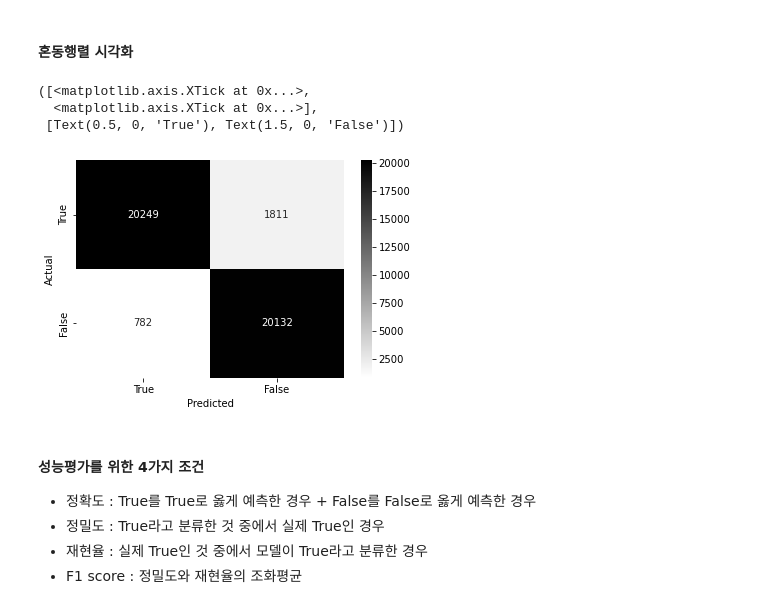
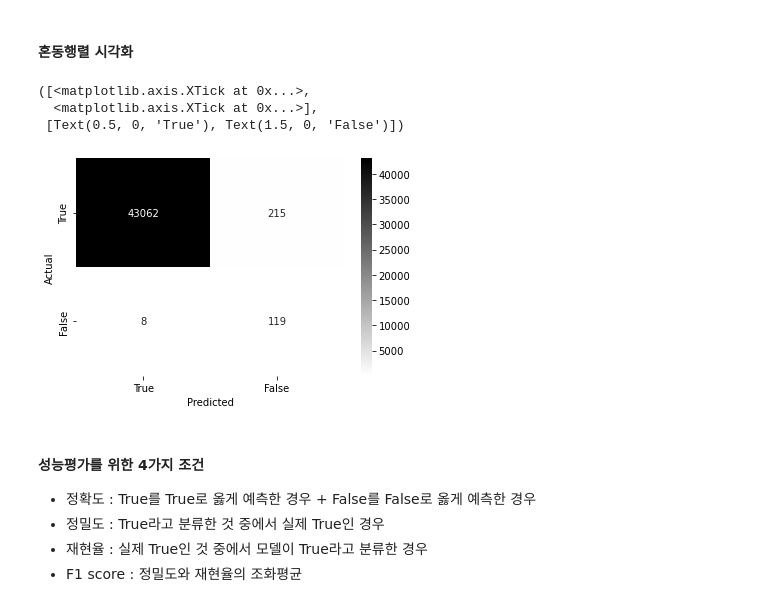
Before and after one commit to yeji4268/BigData, a Jupyter notebook: 항공편 결항 및 지연 분석/기상 상관관계 분석/ML_SVM.ipynb, the cells around one changed output. Drawn from its saved outputs; the diff is of its cells as text; code cells hidden in the pictures.

```diff
--- a/항공편 결항 및 지연 분석/기상 상관관계 분석/ML_SVM.ipynb
+++ b/항공편 결항 및 지연 분석/기상 상관관계 분석/ML_SVM.ipynb
@@ -83,22 +83,22 @@ print(confusion_matrix(test_target, y_pred))
 # %%
 from pandas import DataFrame
 import seaborn as sns
 import matplotlib.pyplot as plt
 
-svm = {'예측값(P)' : [20249, 782],
-      '예측값(N)' : [1811, 20132]}
+svm = {'예측값(P)' : [43062, 8],
+      '예측값(N)' : [215, 119]}
 svm = DataFrame(svm)
 
 sns.heatmap(svm, annot = True, fmt = 'd', cmap = 'gist_yarg')
 plt.ylabel("Actual")
 plt.yticks([0.5, 1.5], ['True', 'False'])
 plt.xlabel('Predicted')
 plt.xticks([0.5, 1.5], ['True', 'False'])
 # %% [output]
 ([<matplotlib.axis.XTick at 0x...>,
   <matplotlib.axis.XTick at 0x...>],
  [Text(0.5, 0, 'True'), Text(1.5, 0, 'False')])
-[figure, old version]
+[figure, new version]
 # %% [markdown]
 #### 성능평가를 위한 4가지 조건
 * 정확도 : True를 True로 옳게 예측한 경우 + False를 False로 옳게 예측한 경우
```
Also changed, not shown: parts of 5 cells of this notebook, 2 other files.
